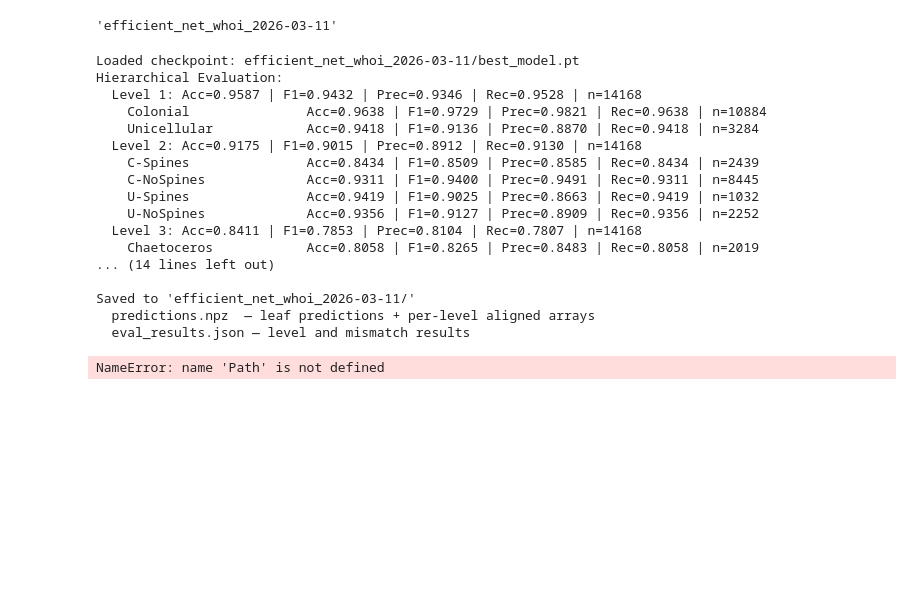
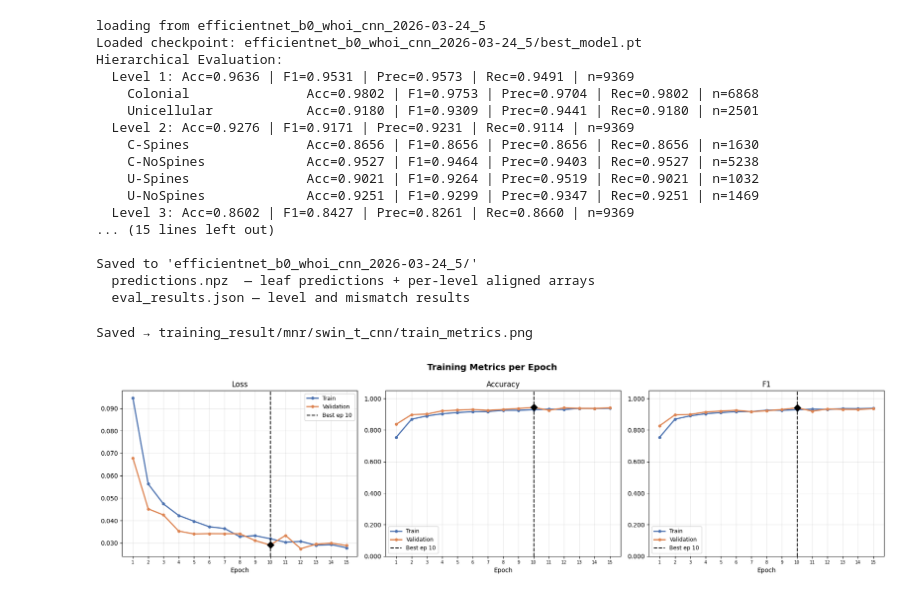
Before and after one commit to atjhin/Zooplankton_Classification, a Jupyter notebook: WHOI.ipynb, the cells around one changed output. Cells and saved outputs as stored; diff of their text form; code cells hidden in the pictures; blank space fills up the shorter version.

```diff
--- a/WHOI.ipynb
+++ b/WHOI.ipynb
@@ -157,29 +161,25 @@ Total time taken 38.78 minutes
-# %%
-trainer.model_dir
-# %% [output]
-'efficient_net_whoi_2026-03-11'
 # %%
 # saved_dir = "efficient_net_whoi_2026-03-11_2"
-model = HierMoeNet(whoi_dataset.hierarchy, whoi_dataset.label_to_ids, checkpoint_dir=saved_dir)
-# trainer = Trainer(learning_rate=HYPERPARAMETERS['lr'], max_epochs=HYPERPARAMETERS['epochs'], device=device,
-#                   print_every=1, model_dir=trainer.model_dir)
+print(f"loading from {trainer.model_dir}")
+model = HierRouteNet(whoi_dataset.hierarchy, whoi_dataset.label_to_ids, checkpoint_dir=trainer.model_dir,
+                   backbone= backbone, expert_type=expert_type)
 result = trainer.predict(model, test_loader, save=True)
 # %% [output]
-Loaded checkpoint: efficient_net_whoi_2026-03-11/best_model.pt
+loading from efficientnet_b0_whoi_cnn_2026-03-24_5
+Loaded checkpoint: efficientnet_b0_whoi_cnn_2026-03-24_5/best_model.pt
 Hierarchical Evaluation:
-  Level 1: Acc=0.9587 | F1=0.9432 | Prec=0.9346 | Rec=0.9528 | n=14168
-    Colonial               Acc=0.9638 | F1=0.9729 | Prec=0.9821 | Rec=0.9638 | n=10884
-    Unicellular            Acc=0.9418 | F1=0.9136 | Prec=0.8870 | Rec=0.9418 | n=3284
-  Level 2: Acc=0.9175 | F1=0.9015 | Prec=0.8912 | Rec=0.9130 | n=14168
-    C-Spines               Acc=0.8434 | F1=0.8509 | Prec=0.8585 | Rec=0.8434 | n=2439
-    C-NoSpines             Acc=0.9311 | F1=0.9400 | Prec=0.9491 | Rec=0.9311 | n=8445
-    U-Spines               Acc=0.9419 | F1=0.9025 | Prec=0.8663 | Rec=0.9419 | n=1032
-    U-NoSpines             Acc=0.9356 | F1=0.9127 | Prec=0.8909 | Rec=0.9356 | n=2252
-  Level 3: Acc=0.8411 | F1=0.7853 | Prec=0.8104 | Rec=0.7807 | n=14168
-    Chaetoceros            Acc=0.8058 | F1=0.8265 | Prec=0.8483 | Rec=0.8058 | n=2019
-... (14 lines left out)
+  Level 1: Acc=0.9636 | F1=0.9531 | Prec=0.9573 | Rec=0.9491 | n=9369
+    Colonial               Acc=0.9802 | F1=0.9753 | Prec=0.9704 | Rec=0.9802 | n=6868
+    Unicellular            Acc=0.9180 | F1=0.9309 | Prec=0.9441 | Rec=0.9180 | n=2501
+  Level 2: Acc=0.9276 | F1=0.9171 | Prec=0.9231 | Rec=0.9114 | n=9369
+    C-Spines               Acc=0.8656 | F1=0.8656 | Prec=0.8656 | Rec=0.8656 | n=1630
+    C-NoSpines             Acc=0.9527 | F1=0.9464 | Prec=0.9403 | Rec=0.9527 | n=5238
+    U-Spines               Acc=0.9021 | F1=0.9264 | Prec=0.9519 | Rec=0.9021 | n=1032
+    U-NoSpines             Acc=0.9251 | F1=0.9299 | Prec=0.9347 | Rec=0.9251 | n=1469
+  Level 3: Acc=0.8602 | F1=0.8427 | Prec=0.8261 | Rec=0.8660 | n=9369
+... (15 lines left out)
 
-Saved to 'efficient_net_whoi_2026-03-11/'
+Saved to 'efficientnet_b0_whoi_cnn_2026-03-24_5/'
   predictions.npz  — leaf predictions + per-level aligned arrays
   eval_results.json — level and mismatch results
 # %%
@@ -187,5 +187,8 @@ from hiermoe import Visualize
 # %%
-vis = Visualize(trainer.model_dir)
+# path = trainer.model_dir
+path = "training_result/mnr/swin_t_cnn"
+vis = Visualize(path)
 vis.plot_train()
 # %% [output]
-NameError: name 'Path' is not defined
+Saved → training_result/mnr/swin_t_cnn/train_metrics.png
+[figure, added]
```
Also changed, not shown: parts of 9 cells of this notebook, 35 other files.
